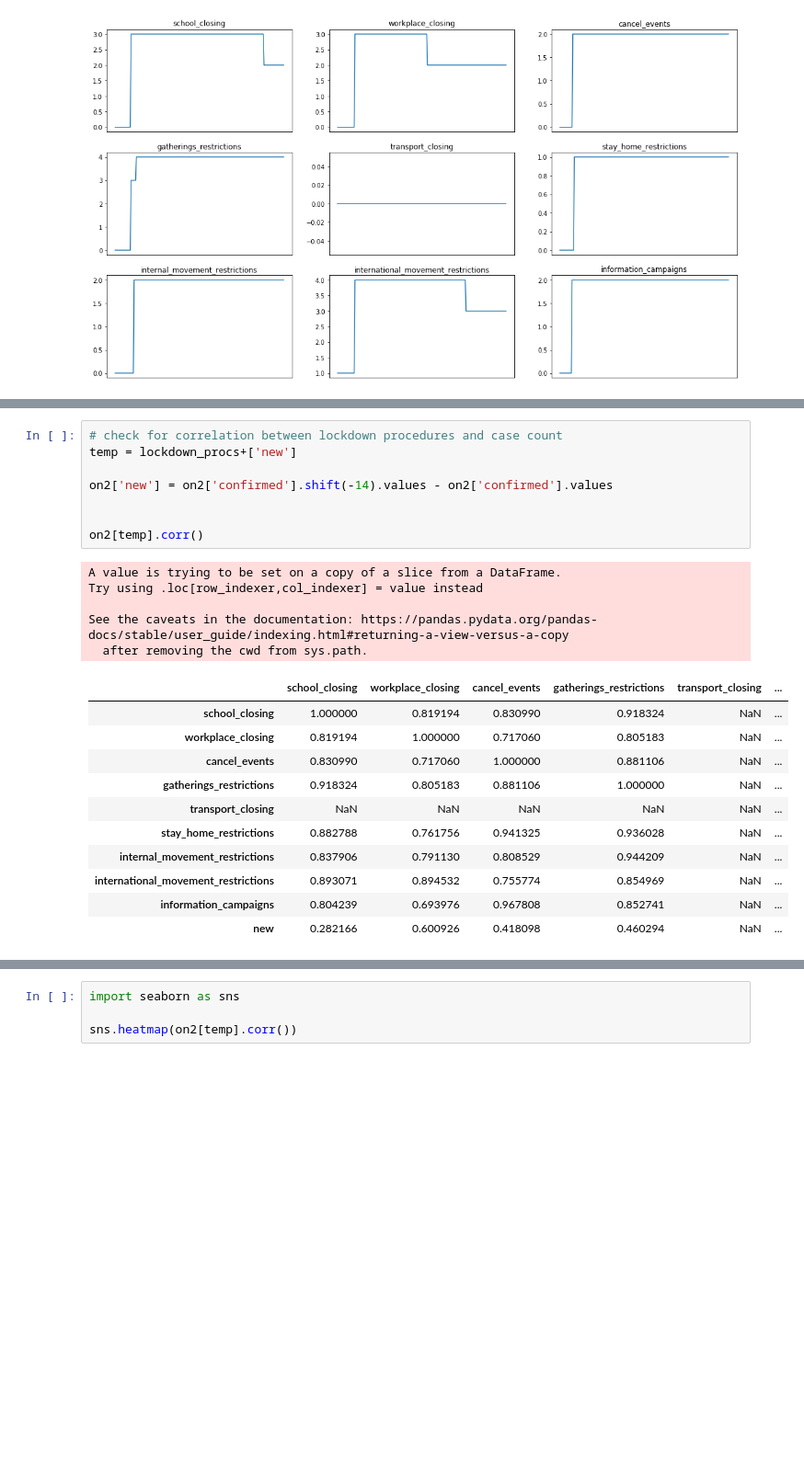
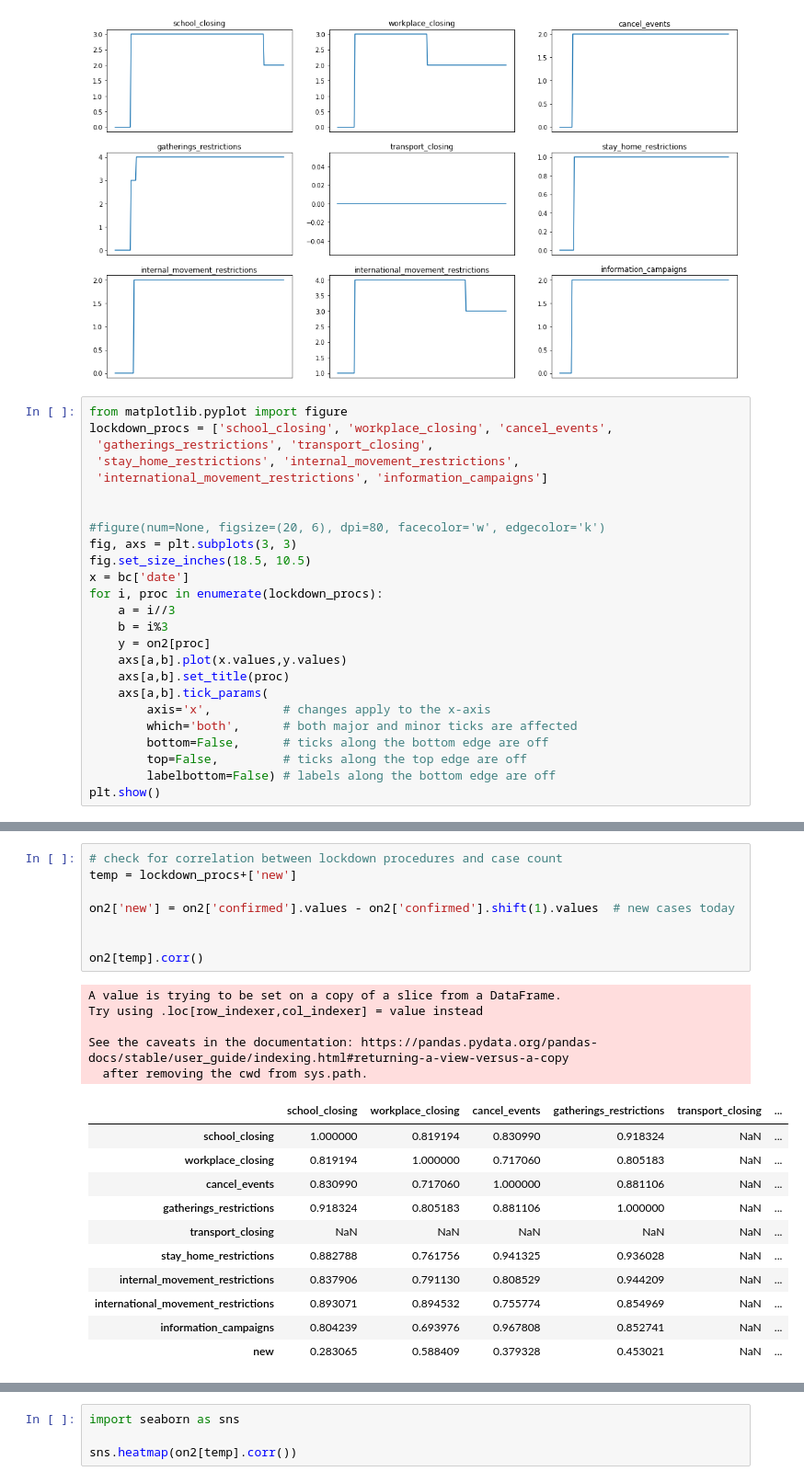
Before and after one commit to scbrock/covid_case_comp, a Jupyter notebook: COVID-19 Case Comp/Jupyter Notebooks/COVID_analysis_1.ipynb, the cells around one changed output, grey strips where cells are left out. Shown at 92% size. Cells and saved outputs as stored; diff of their text form; blank space fills up the shorter version.

```diff
--- a/COVID-19 Case Comp/Jupyter Notebooks/COVID_analysis_1.ipynb
+++ b/COVID-19 Case Comp/Jupyter Notebooks/COVID_analysis_1.ipynb
@@ -549,3 +549,28 @@ for i, proc in enumerate(lockdown_procs):
 plt.show()
 # %% [output]
 [figure]
+# %%
+from matplotlib.pyplot import figure
+lockdown_procs = ['school_closing', 'workplace_closing', 'cancel_events',
+ 'gatherings_restrictions', 'transport_closing',
+ 'stay_home_restrictions', 'internal_movement_restrictions',
+ 'international_movement_restrictions', 'information_campaigns']
+
+
+#figure(num=None, figsize=(20, 6), dpi=80, facecolor='w', edgecolor='k')
+fig, axs = plt.subplots(3, 3)
+fig.set_size_inches(18.5, 10.5)
+x = bc['date']
+for i, proc in enumerate(lockdown_procs):
+    a = i//3
+    b = i%3
+    y = on2[proc]
+    axs[a,b].plot(x.values,y.values)
+    axs[a,b].set_title(proc)
+    axs[a,b].tick_params(
+        axis='x',          # changes apply to the x-axis
+        which='both',      # both major and minor ticks are affected
+        bottom=False,      # ticks along the bottom edge are off
+        top=False,         # ticks along the top edge are off
+        labelbottom=False) # labels along the bottom edge are off
+plt.show()
@@ -552,25 +579,25 @@ plt.show()
 # %%
 # check for correlation between lockdown procedures and case count
 temp = lockdown_procs+['new']
 
-on2['new'] = on2['confirmed'].shift(-14).values - on2['confirmed'].values
+on2['new'] = on2['confirmed'].values - on2['confirmed'].shift(1).values  # new cases today
 
 
 on2[temp].corr()
 # %% [output]
 A value is trying to be set on a copy of a slice from a DataFrame.
 Try using .loc[row_indexer,col_indexer] = value instead
 
 See the caveats in the documentation: https://pandas.pydata.org/pandas-docs/stable/user_guide/indexing.html#returning-a-view-versus-a-copy
   after removing the cwd from sys.path.
 |  | school_closing | workplace_closing | cancel_events | gatherings_restrictions | transport_closing | ... |
 | school_closing | 1.000000 | 0.819194 | 0.830990 | 0.918324 | NaN | ... |
 | workplace_closing | 0.819194 | 1.000000 | 0.717060 | 0.805183 | NaN | ... |
 | cancel_events | 0.830990 | 0.717060 | 1.000000 | 0.881106 | NaN | ... |
 | gatherings_restrictions | 0.918324 | 0.805183 | 0.881106 | 1.000000 | NaN | ... |
 | transport_closing | NaN | NaN | NaN | NaN | NaN | ... |
 | stay_home_restrictions | 0.882788 | 0.761756 | 0.941325 | 0.936028 | NaN | ... |
 | internal_movement_restrictions | 0.837906 | 0.791130 | 0.808529 | 0.944209 | NaN | ... |
 | international_movement_restrictions | 0.893071 | 0.894532 | 0.755774 | 0.854969 | NaN | ... |
 | information_campaigns | 0.804239 | 0.693976 | 0.967808 | 0.852741 | NaN | ... |
-| new | 0.282166 | 0.600926 | 0.418098 | 0.460294 | NaN | ... |
+| new | 0.283065 | 0.588409 | 0.379328 | 0.453021 | NaN | ... |
```
Also changed, not shown: parts of 42 cells of this notebook.
